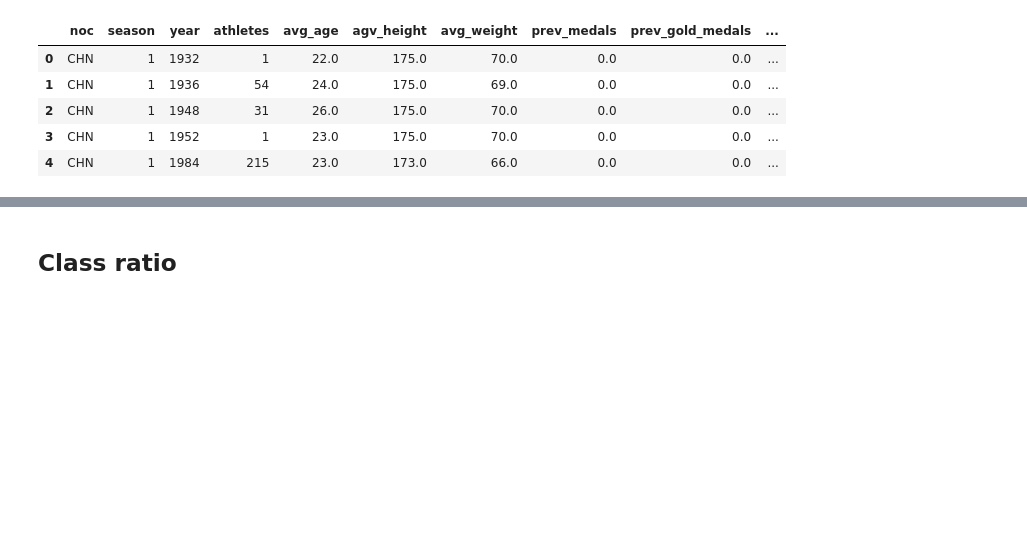
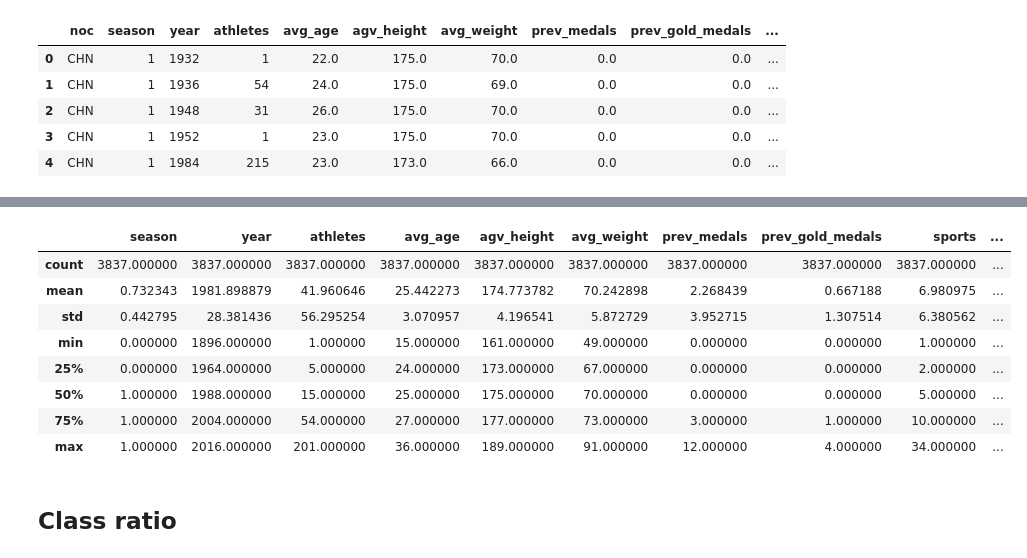
Before and after one commit to marshaale/olympic_medals_prediction, a Jupyter notebook: notebooks/classification.ipynb, the cells around one changed output, grey strips where cells are left out. Saved outputs shown, nothing was run; the diff lists cells and outputs as text; code cells hidden in the pictures; blank space fills up the shorter version.

```diff
--- a/notebooks/classification.ipynb
+++ b/notebooks/classification.ipynb
@@ -47,3 +95,15 @@ df.head()
+# %%
+df.describe()
+# %% [output]
+|  | season | year | athletes | avg_age | agv_height | avg_weight | prev_medals | prev_gold_medals | sports | ... |
+| count | 3837.000000 | 3837.000000 | 3837.000000 | 3837.000000 | 3837.000000 | 3837.000000 | 3837.000000 | 3837.000000 | 3837.000000 | ... |
+| mean | 0.732343 | 1981.898879 | 41.960646 | 25.442273 | 174.773782 | 70.242898 | 2.268439 | 0.667188 | 6.980975 | ... |
+| std | 0.442795 | 28.381436 | 56.295254 | 3.070957 | 4.196541 | 5.872729 | 3.952715 | 1.307514 | 6.380562 | ... |
+| min | 0.000000 | 1896.000000 | 1.000000 | 15.000000 | 161.000000 | 49.000000 | 0.000000 | 0.000000 | 1.000000 | ... |
+| 25% | 0.000000 | 1964.000000 | 5.000000 | 24.000000 | 173.000000 | 67.000000 | 0.000000 | 0.000000 | 2.000000 | ... |
+| 50% | 1.000000 | 1988.000000 | 15.000000 | 25.000000 | 175.000000 | 70.000000 | 0.000000 | 0.000000 | 5.000000 | ... |
+| 75% | 1.000000 | 2004.000000 | 54.000000 | 27.000000 | 177.000000 | 73.000000 | 3.000000 | 1.000000 | 10.000000 | ... |
+| max | 1.000000 | 2016.000000 | 201.000000 | 36.000000 | 189.000000 | 91.000000 | 12.000000 | 4.000000 | 34.000000 | ... |
 # %% [markdown]
 ## Class ratio
 # %%
```
Also changed, not shown: parts of 31 cells of this notebook, 2 other files.
